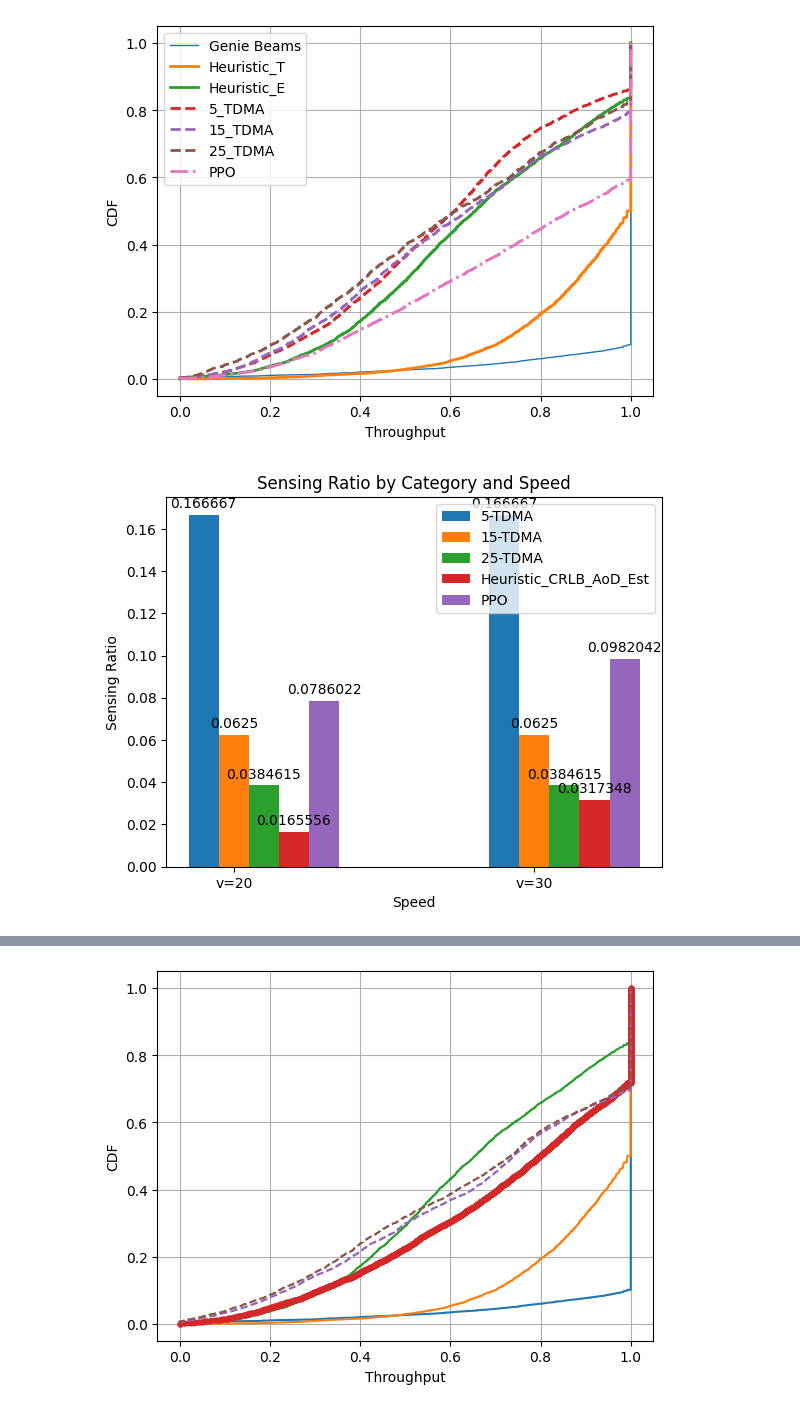
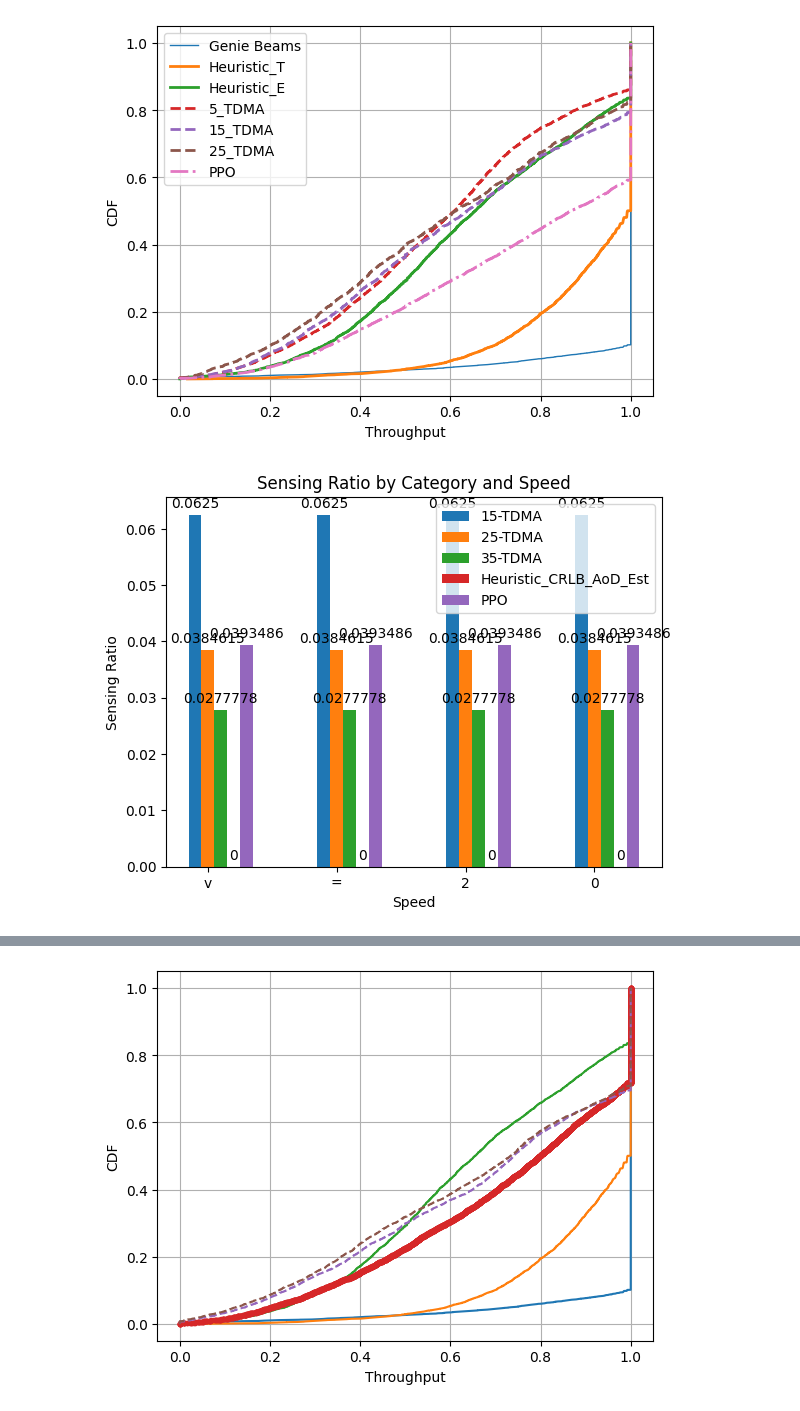
Before and after one commit to april427/Centric-BM, a Jupyter notebook: documents/09-27.ipynb, the cells around one changed output, grey strips where cells are left out. Saved outputs shown, nothing was run; the diff lists cells and outputs as text; code cells hidden in the pictures.

```diff
--- a/documents/09-27.ipynb
+++ b/documents/09-27.ipynb
@@ -237,51 +237,94 @@ import matplotlib.pyplot as plt
 
 fig, ax = plt.subplots()
 folder = 'Multi-user-BM/results_bm/'
-file_name = ['SR_heuristic_crlb_est_2UE_rician', 'SR_PPO_rician_2ue_1reward_inx_12inits', 'SR_heuristic_crlb_est_2UE_rician_v=30', 'SR_PPO_rician_2ue_1reward_inx_v=30']
+file_name = ['SR_heuristic_crlb_est_2UE_rician_v=15', 'SR_PPO_rician_2ue_1reward_inx_v=20', 'SR_heuristic_crlb_est_2UE_rician_v=30', 'SR_PPO_rician_2ue_1reward_inx_v=30']
 
-speed = ('v=20', 'v=30')
+# speed = ('v=20', 'v=30')
+
+# sensing_ratio = {}
+
+# # Manually set sensing ratios for TDMA
+# sensing_ratio['15-TDMA'] = (1/16, 1/16)
+# sensing_ratio['25-TDMA'] = (1/26, 1/26)
+# sensing_ratio['35-TDMA'] = (1/36, 1/36)
+
+# # Load and set sensing ratios from files
+# sr = np.loadtxt(folder + file_name[0])
+# sensing_ratio['Heuristic_CRLB_AoD_Est'] = (np.mean(sr),)
+# sr = np.loadtxt(folder + file_name[1])
+# sensing_ratio['PPO'] = (np.mean(sr)/2,)
+# sr = np.loadtxt(folder + file_name[2])
+# sensing_ratio['Heuristic_CRLB_AoD_Est'] += (np.mean(sr),)
+# sr = np.loadtxt(folder + file_name[3])
+# sensing_ratio['PPO'] += (np.mean(sr)/2,)
+
+# categories = ['15-TDMA', '25-TDMA', '35-TDMA', 'Heuristic_CRLB_AoD_Est', 'PPO']
+
+# # Define the positions for the bars
+# bar_width = 0.1
+# index = np.arange(len(speed))
+# multiplier = 0
+
+# for attribute, measurement in sensing_ratio.items():
+#     rects = ax.bar(index + multiplier, measurement, bar_width, label=attribute)
+#     ax.bar_label(rects, padding=3)
+#     multiplier += bar_width
+
+
+# # Add labels, title, and legend
+# ax.set_xlabel('Speed')
+# ax.set_ylabel('Sensing Ratio')
+# ax.set_title('Sensing Ratio by Category and Speed')
+# ax.set_xticks(index + bar_width, speed)
+# ax.legend()
+
+# # Show the plot
+# plt.show()
+#------------------------------------#
+
+speed = ('v=20')
 
 sensing_ratio = {}
 
 # Manually set sensing ratios for TDMA
-sensing_ratio['5-TDMA'] = (1/6, 1/6)
-sensing_ratio['15-TDMA'] = (1/16, 1/16)
-sensing_ratio['25-TDMA'] = (1/26, 1/26)
+sensing_ratio['15-TDMA'] = (1/16)
+sensing_ratio['25-TDMA'] = (1/26)
+sensing_ratio['35-TDMA'] = (1/36)
 
 # Load and set sensing ratios from files
 sr = np.loadtxt(folder + file_name[0])
 sensing_ratio['Heuristic_CRLB_AoD_Est'] = (np.mean(sr),)
 sr = np.loadtxt(folder + file_name[1])
-sensing_ratio['PPO'] = (np.mean(sr),)
-sr = np.loadtxt(folder + file_name[2])
-sensing_ratio['Heuristic_CRLB_AoD_Est'] += (np.mean(sr),)
-sr = np.loadtxt(folder + file_name[3])
-sensing_ratio['PPO'] += (np.mean(sr),)
+sensing_ratio['PPO'] = (np.mean(sr)/2,)
+# sr = np.loadtxt(folder + file_name[2])
+# sensing_ratio['Heuristic_CRLB_AoD_Est'] += (np.mean(sr),)
+# sr = np.loadtxt(folder + file_name[3])
+# sensing_ratio['PPO'] += (np.mean(sr)/2,)
 
-categories = ['5-TDMA', '15-TDMA', '25-TDMA', 'Heuristic_CRLB_AoD_Est', 'PPO']
+categories = ['15-TDMA', '25-TDMA', '35-TDMA', 'Heuristic_CRLB_AoD_Est', 'PPO']
 
 # Define the positions for the bars
 bar_width = 0.1
 index = np.arange(len(speed))
 multiplier = 0
 
 for attribute, measurement in sensing_ratio.items():
     rects = ax.bar(index + multiplier, measurement, bar_width, label=attribute)
     ax.bar_label(rects, padding=3)
     multiplier += bar_width
 
 
 # Add labels, title, and legend
 ax.set_xlabel('Speed')
 ax.set_ylabel('Sensing Ratio')
 ax.set_title('Sensing Ratio by Category and Speed')
 ax.set_xticks(index + bar_width, speed)
 ax.legend()
 
 # Show the plot
 plt.show()
 # %% [output]
-[figure, old version]
+[figure, new version]
 # %%
 import numpy as np
 import matplotlib.pyplot as plt
```
Also changed, not shown: parts of 2 cells of this notebook, 10 other files.
